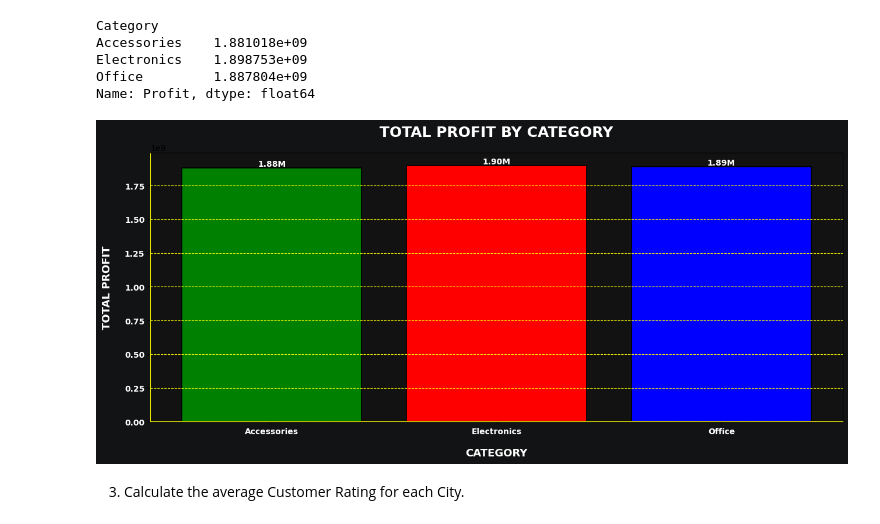
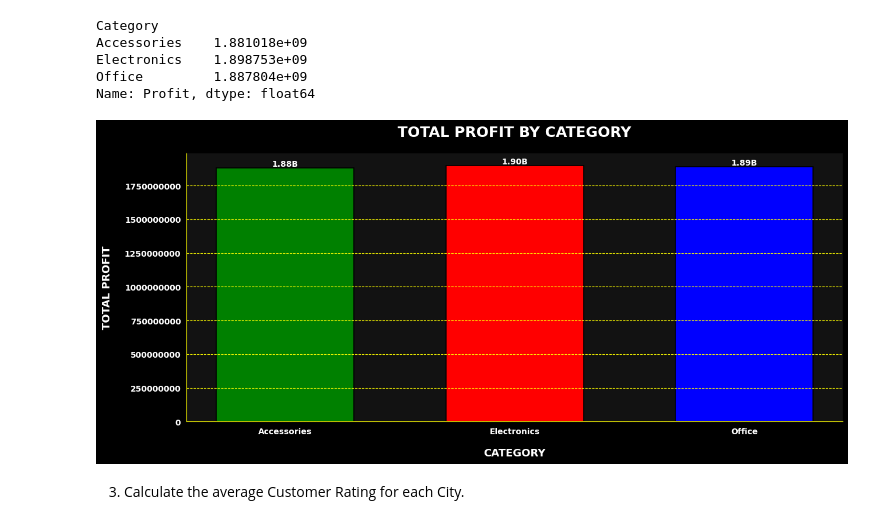
Before and after one commit to Suraj-kumar121K/Matplotlib, a Jupyter notebook: Practice/chart_practice.ipynb, the cells around one changed output. Saved outputs shown, nothing was run; the diff lists cells and outputs as text; code cells hidden in the pictures.

```diff
--- a/Practice/chart_practice.ipynb
+++ b/Practice/chart_practice.ipynb
@@ -301,15 +301,18 @@ Electronics    1.898753e+09
 Office         1.887804e+09
 Name: Profit, dtype: float64
 # %%
-plt.figure(figsize=(13,6), dpi=100, facecolor="#121314")
+plt.figure(figsize=(13,6), dpi=100, facecolor="black")
 
 bars = plt.bar(
     Total_Profit.index,
     Total_Profit.values,
     edgecolor="black",
     color=["green", "red", "blue"],
-    linewidth=1.2
+    linewidth=1.2,
+    width=0.6
 )
+
+plt.gca().set_facecolor("#121212")
 
 plt.title(
     "TOTAL PROFIT BY CATEGORY",
@@ -348,36 +351,36 @@ plt.yticks(
 )
 
 for bar in bars:
     values = bar.get_height()
     plt.text(
         bar.get_x() + bar.get_width() / 2,
         values + 5,
-        f"{values / 1e9:.2f}M",
+        f"{values / 1e9:.2f}B",
         fontsize=10,
         ha="center",
         va="bottom",
         fontweight="bold",
         color="white"
     )
 
-plt.gca().set_facecolor("#121212")
-
 plt.grid(
     axis="y",
     linestyle="--",
     alpha=0.9,
     color="yellow"
 )
+
+plt.ticklabel_format(axis="y", style="plain")
 
 plt.tight_layout()
 
 plt.gca().spines["top"].set_color("black")
 plt.gca().spines["bottom"].set_color("yellow")
 plt.gca().spines["left"].set_color("yellow")
 plt.gca().spines["right"].set_color("black")
 
 plt.show()
 # %% [output]
-[figure, old version]
+[figure, new version]
 # %% [markdown]
 3. Calculate the average Customer Rating for each City.
```
Also changed, not shown: parts of 12 cells of this notebook.
